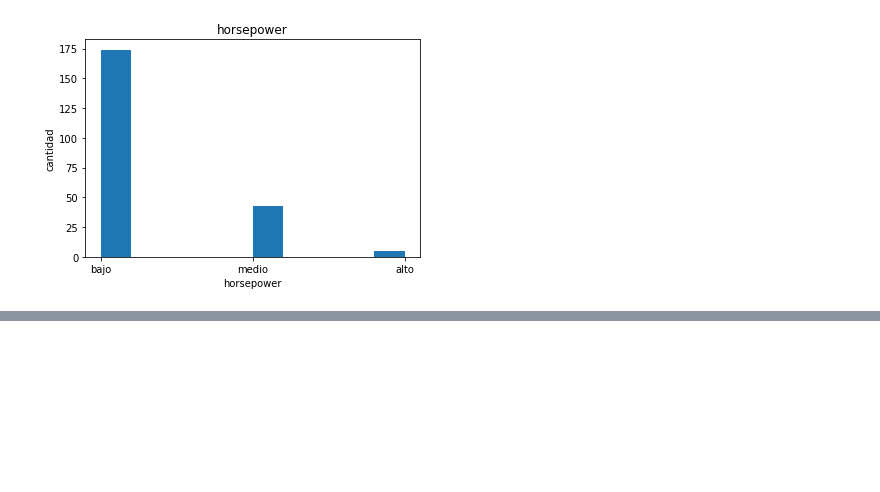
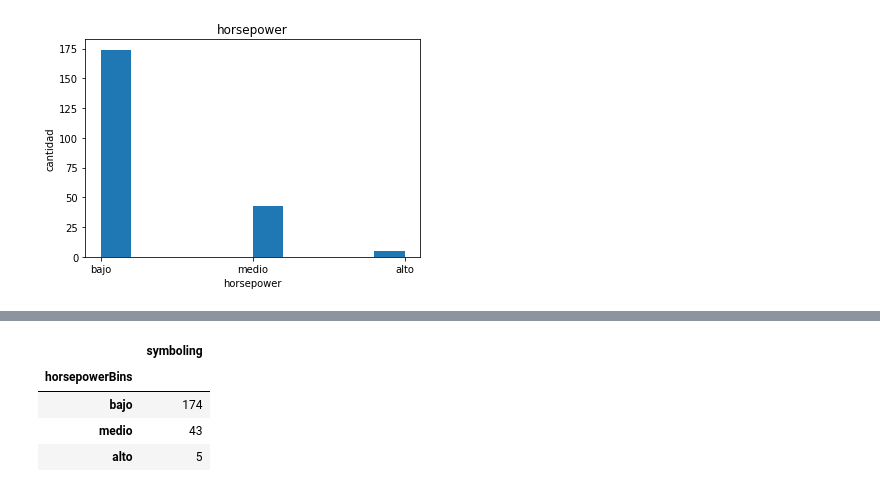
Before and after one commit to poll-avila-21/03C2022_DA, a Jupyter notebook: EDA_AUTOS_EC2022.ipynb, the cells around one changed output, grey strips where cells are left out. Cells and saved outputs as stored; diff of their text form; code cells hidden in the pictures; blank space fills up the shorter version.

```diff
--- a/EDA_AUTOS_EC2022.ipynb
+++ b/EDA_AUTOS_EC2022.ipynb
@@ -637,0 +653,12 @@ dfAutos.head(2)
+# %%
+#se agrupan los datos por categoria
+gf1 = dfAutos.groupby(["horsepowerBins"]).count()
+#se extrae el indice y la prrimera columna con datos
+gf1 = gf1.iloc[:,0:1]
+gf1
+# %% [output]
+|  | symboling |
+| horsepowerBins |  |
+| bajo | 174 |
+| medio | 43 |
+| alto | 5 |
```
Also changed, not shown: parts of 8 cells of this notebook.
